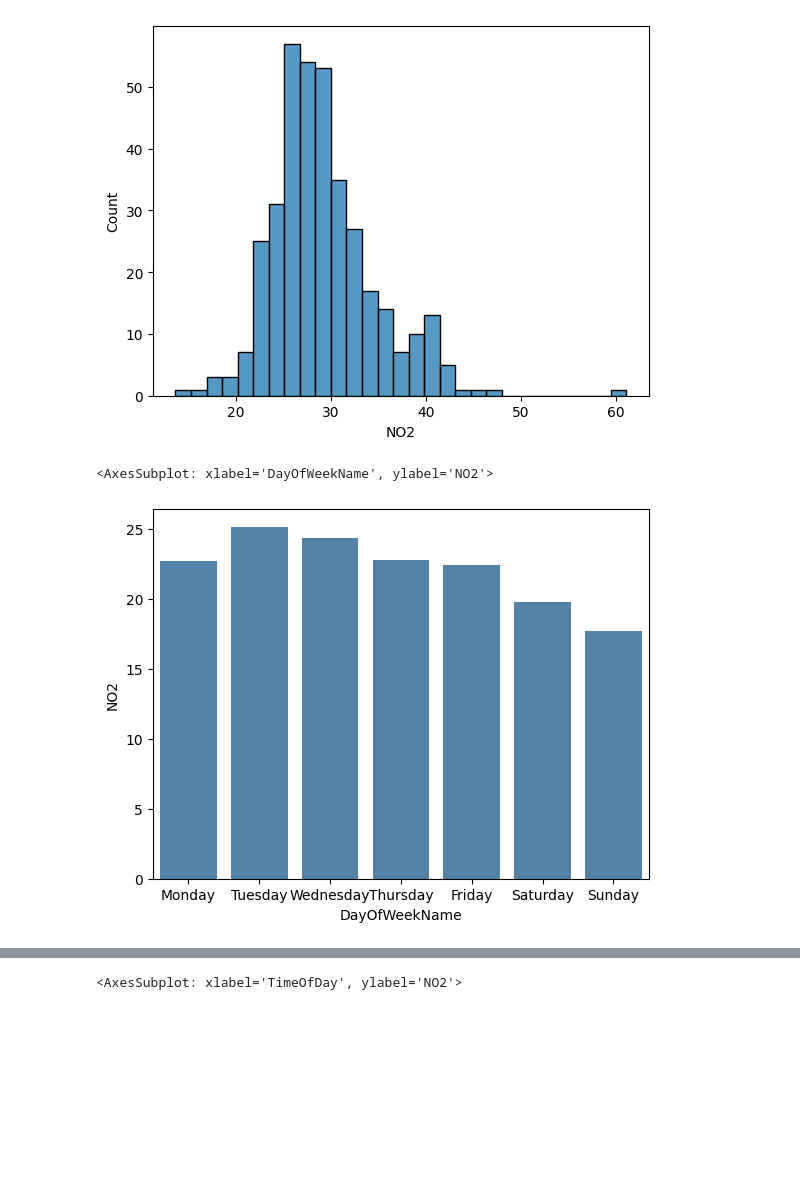
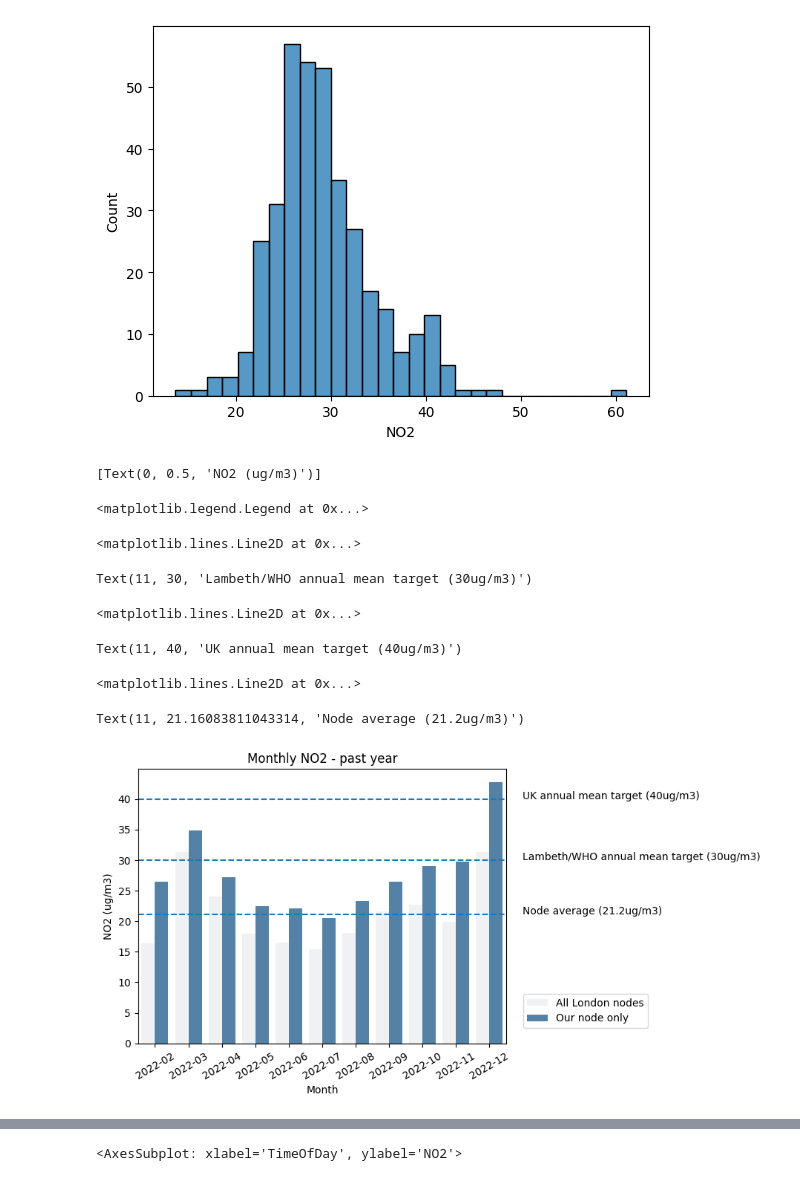
Before and after one commit to sachams/breathelondon, a Jupyter notebook: notebooks/WeeklyUpdate.ipynb, the cells around one changed output, grey strips where cells are left out. Saved outputs shown, nothing was run; the diff lists cells and outputs as text; code cells hidden in the pictures; blank space fills up the shorter version.

```diff
--- a/notebooks/WeeklyUpdate.ipynb
+++ b/notebooks/WeeklyUpdate.ipynb
@@ -150,6 +152,8 @@ all_data["MonthOfYear"] = all_data["DateTime"].dt.month
 all_data["MonthOfYearName"] = all_data["DateTime"].dt.month_name()
 all_data["TimeOfDay"] = all_data["DateTime"].dt.hour
 all_data["WeekdayWeekend"] = (all_data["DayOfWeek"] > 4).map({True: 'Weekend', False: 'Weekday'})
+all_data["Month"] = all_data["DateTime"].dt.strftime('%Y-%m')
+all_data["NodeCategory"] = (all_data["SiteCode"] == "CLDP0001").map({True: 'Node', False: 'London'})
 all_data
 # %% [output]
 |  | SiteCode | DateTime | PM25 | NO2 | DayOfWeek | DayOfWeekName | MonthOfYear | MonthOfYearName | ... |
@@ -171,10 +175,10 @@ filtered_data = all_data.dropna()
 
 # Remove anomolous PM25 readings
 filtered_data = filtered_data[filtered_data["PM25"] > 0.001]
-filtered_data = filtered_data[filtered_data["PM25"] < 50]
+# filtered_data = filtered_data[filtered_data["PM25"] < 50]
 
 filtered_data = filtered_data[filtered_data["NO2"] > 0.001]
-filtered_data = filtered_data[filtered_data["NO2"] < 125]
+# filtered_data = filtered_data[filtered_data["NO2"] < 125]
 filtered_data
 # %% [output]
 |  | SiteCode | DateTime | PM25 | NO2 | DayOfWeek | DayOfWeekName | MonthOfYear | MonthOfYearName | ... |
@@ -193,3 +197,5 @@ filtered_data
 # %%
-interest_data = filtered_data[filtered_data["SiteCode"] == "CLDP0001"]
+# interest_data = filtered_data[filtered_data["SiteCode"] == "CLDP0001"]
 # interest_data.groupby("DayOfWeek")["NO2"].plot(subplots=True)
+interest_data = filtered_data
+interest_data
@@ -213,12 +255,42 @@ Name: NO2, Length: 367, dtype: float64
 <AxesSubplot: xlabel='NO2', ylabel='Count'>
 [figure]
 # %%
-sns.barplot(data=interest_data,
-            x="DayOfWeekName",
+one_year_ago = (datetime.datetime.utcnow().replace(tzinfo=pytz.timezone('Europe/London')) - datetime.timedelta(days=365))
+g = sns.barplot(data=interest_data[interest_data["DateTime"] > one_year_ago],
+            x="Month",
             y="NO2",
-            order=["Monday", "Tuesday", "Wednesday", "Thursday", "Friday", "Saturday", "Sunday"],
+            hue="NodeCategory",
             errorbar=None,
             color="steelblue")
+
+_ = g.set(title='Monthly NO2 - past year')
+_ = g.set_xticklabels(g.get_xticklabels(), rotation=30)
+
+g.set(ylabel='NO2 (ug/m3)')
+
+ax1 = g.axes
+legend_handles, _= ax1.get_legend_handles_labels()
+ax1.legend(legend_handles, ['All London nodes','Our node only'],
+          bbox_to_anchor=(1.4,.2))
+
+lambeth_target = 30
+ax1.axhline(lambeth_target, ls='--')
+ax1.text(11, lambeth_target, f"Lambeth/WHO annual mean target ({lambeth_target}ug/m3)")
+
+uk_limit = 40
+ax1.axhline(uk_limit, ls='--')
+ax1.text(11, uk_limit, f"UK annual mean target ({uk_limit}ug/m3)")
+
+node_mean = interest_data[(interest_data["DateTime"] > one_year_ago) & (interest_data["NodeCategory"] == "Node")]["NO2"].mean()
+ax1.axhline(node_mean, ls='--')
+ax1.text(11, node_mean, f"Node average ({node_mean:.1f}ug/m3)")
 # %% [output]
-<AxesSubplot: xlabel='DayOfWeekName', ylabel='NO2'>
+[Text(0, 0.5, 'NO2 (ug/m3)')]
+<matplotlib.legend.Legend at 0x...>
+<matplotlib.lines.Line2D at 0x...>
+Text(11, 30, 'Lambeth/WHO annual mean target (30ug/m3)')
+<matplotlib.lines.Line2D at 0x...>
+Text(11, 40, 'UK annual mean target (40ug/m3)')
+<matplotlib.lines.Line2D at 0x...>
+Text(11, 21.16083811043314, 'Node average (21.2ug/m3)')
-[figure, old version]
+[figure, new version]
```
Also changed, not shown: parts of 7 cells of this notebook.
